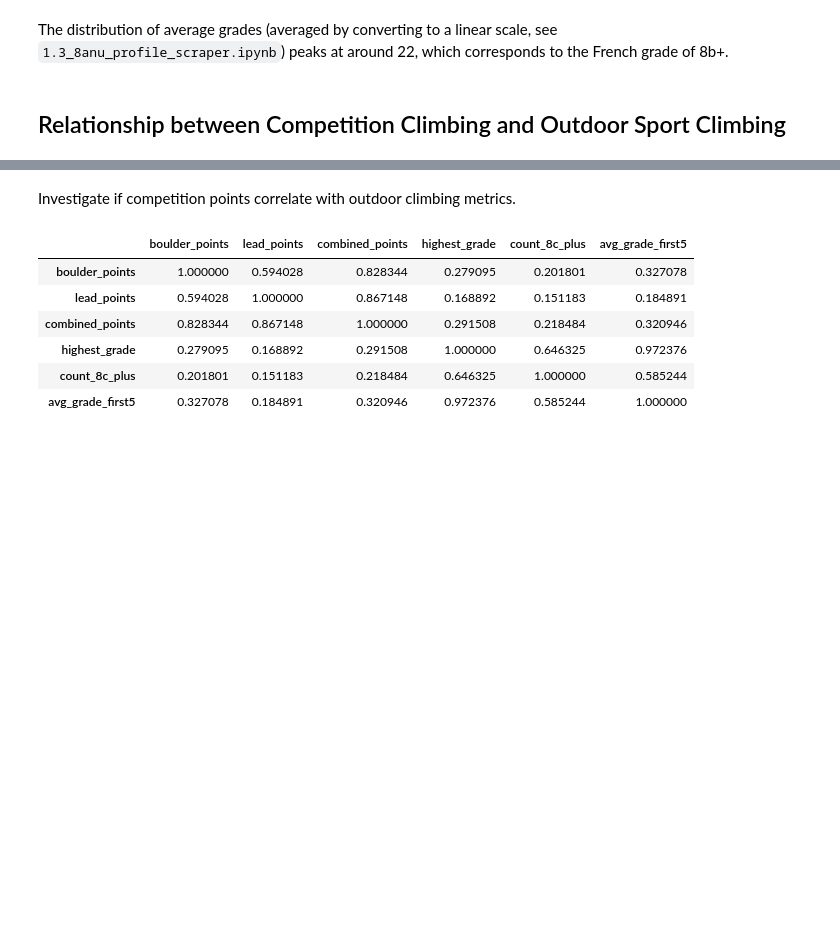
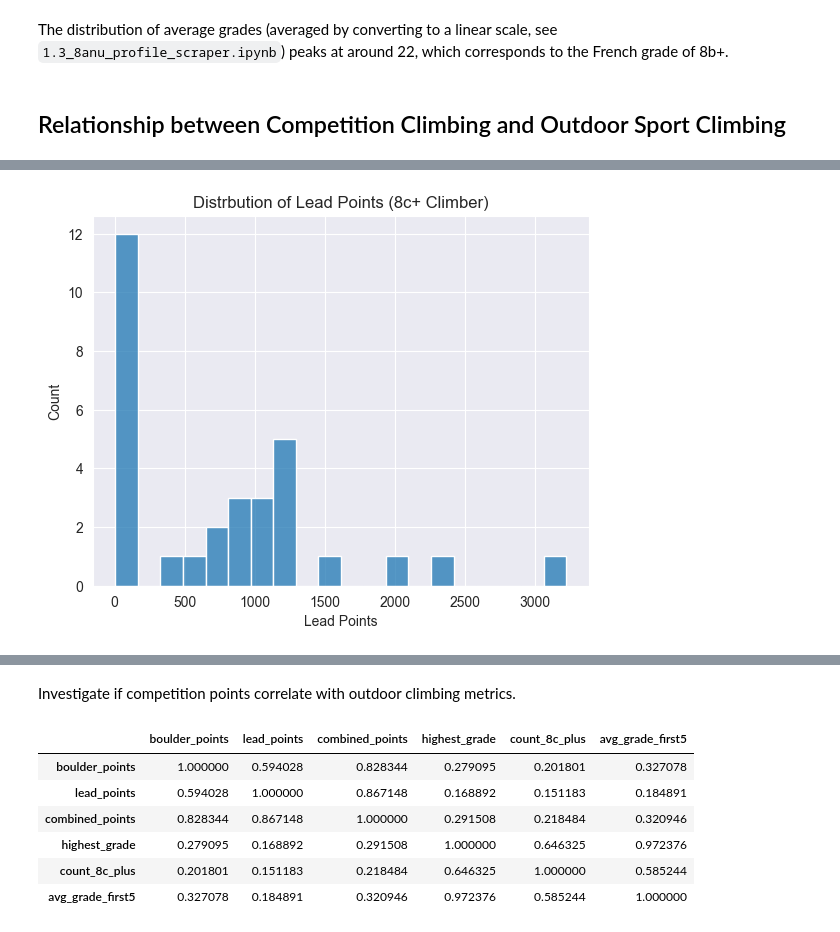
Before and after one commit to ssinix/crag-to-competition, a Jupyter notebook: 02_data_analysis/2.1_EDA.ipynb, the cells around one changed output, grey strips where cells are left out. Cells and saved outputs as stored; diff of their text form; code cells hidden in the pictures; blank space fills up the shorter version.

```diff
--- a/02_data_analysis/2.1_EDA.ipynb
+++ b/02_data_analysis/2.1_EDA.ipynb
@@ -364,0 +388,7 @@ The distribution of average grades (averaged by converting to a linear scale, se
+# %%
+sns.histplot(outdoor_boulder['lead_points'], bins=20)
+plt.title('Distribution of Lead Points (8c+ Climber)')
+plt.xlabel('Lead Points')
+plt.show()
+# %% [output]
+[figure, added]
```
Also changed, not shown: parts of 6 cells of this notebook.
